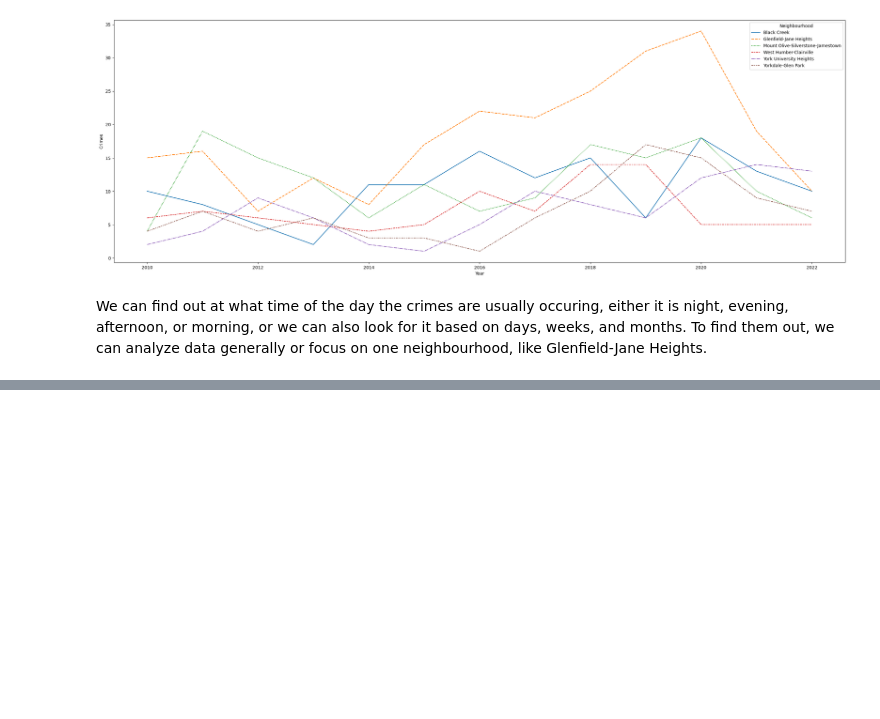
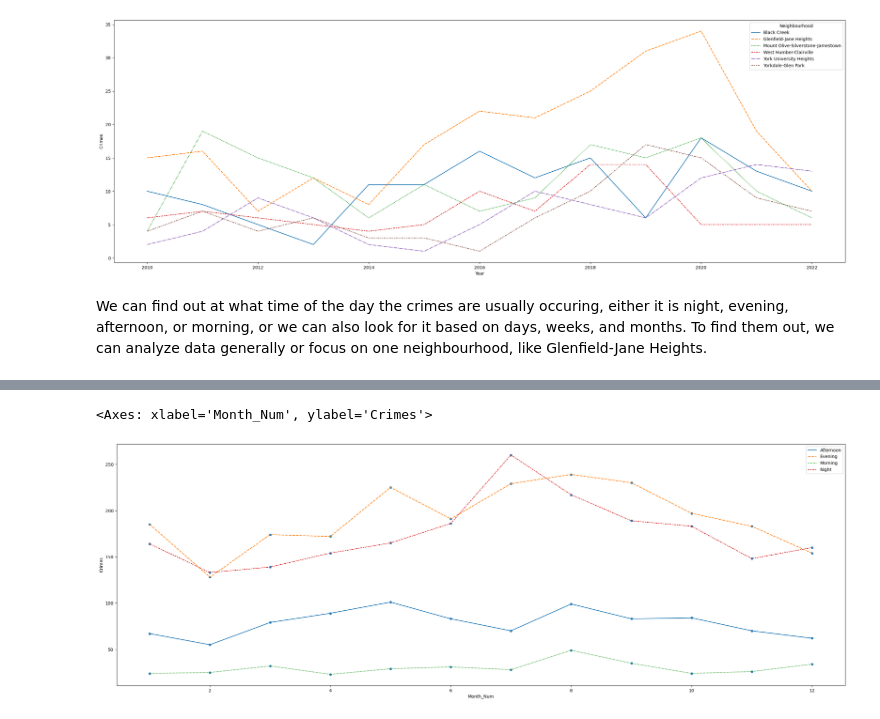
Before and after one commit to ZabihBuda/Group-Project-MMAI-5000-AI-Fundamentals, a Jupyter notebook: MMAI_5000_AI_FUNDAMENTALS.ipynb, the cells around one changed output, grey strips where cells are left out. Saved outputs shown, nothing was run; the diff lists cells and outputs as text; code cells hidden in the pictures; blank space fills up the shorter version.

```diff
--- a/MMAI_5000_AI_FUNDAMENTALS.ipynb
+++ b/MMAI_5000_AI_FUNDAMENTALS.ipynb
@@ -167,0 +199,3 @@ We can find out at what time of the day the crimes are usually occuring, either
+# %%
+dict1 = {"January":1, "February":2, "March":3, "April":4, "May":5, "June":6, "July":7, "August":8, "September":9, "October":10, "November":11, "December":12}
+df_time["Month_Num"] = df_time["Month"].map(dict1)
@@ -167,0 +246,3 @@ We can find out at what time of the day the crimes are usually occuring, either
+# %%
+df_month=df_time.sort_values("Month_Num").groupby(['Month_Num', 'Time'])['Crimes'].sum().reset_index()
+df_month.head()
@@ -167,0 +256,7 @@ We can find out at what time of the day the crimes are usually occuring, either
+# %%
+plt.figure(figsize=(30, 10))
+sns.lineplot(x='Month_Num', y='Crimes', data=df_month, hue='Time', style='Time')
+sns.scatterplot(x='Month_Num', y='Crimes', data=df_month)
+# %% [output]
+<Axes: xlabel='Month_Num', ylabel='Crimes'>
+[figure, added]
```
Also changed, not shown: parts of 10 cells of this notebook.
